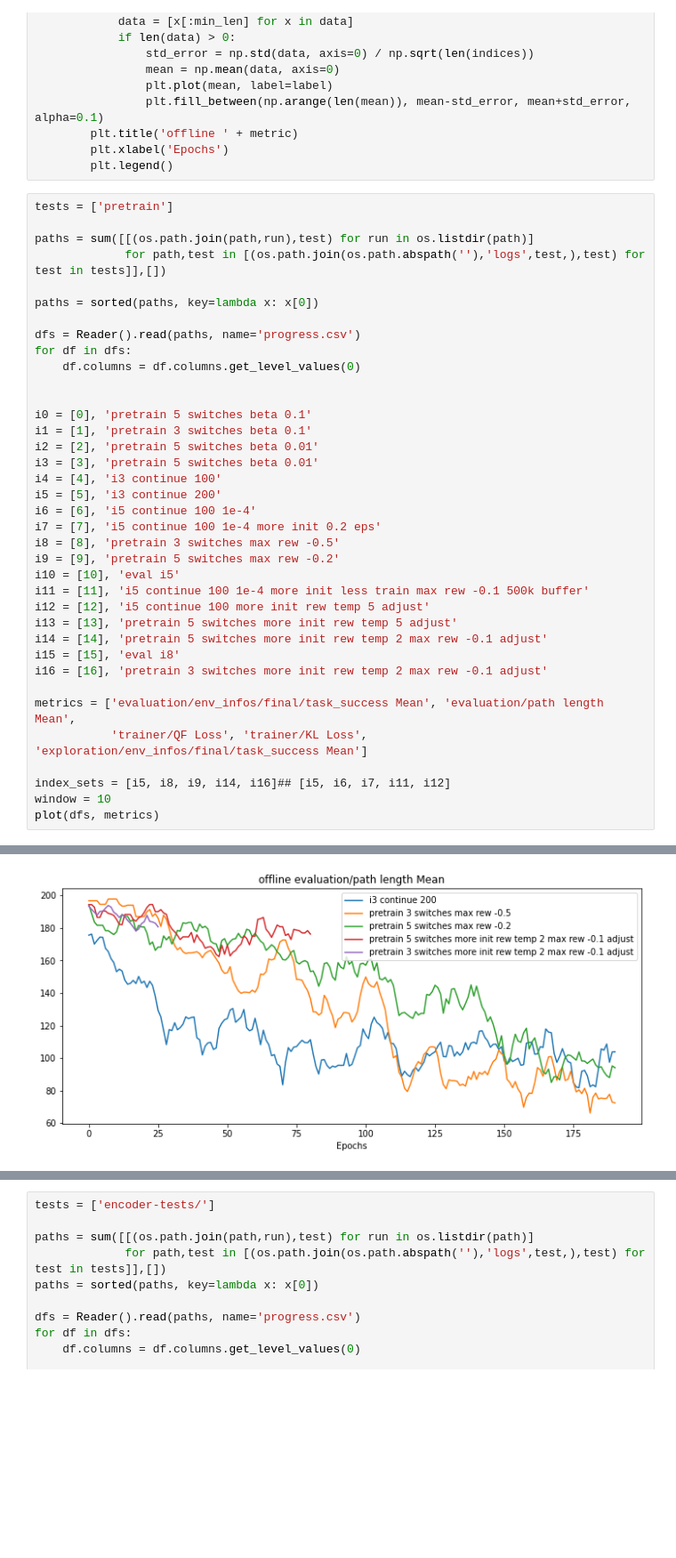
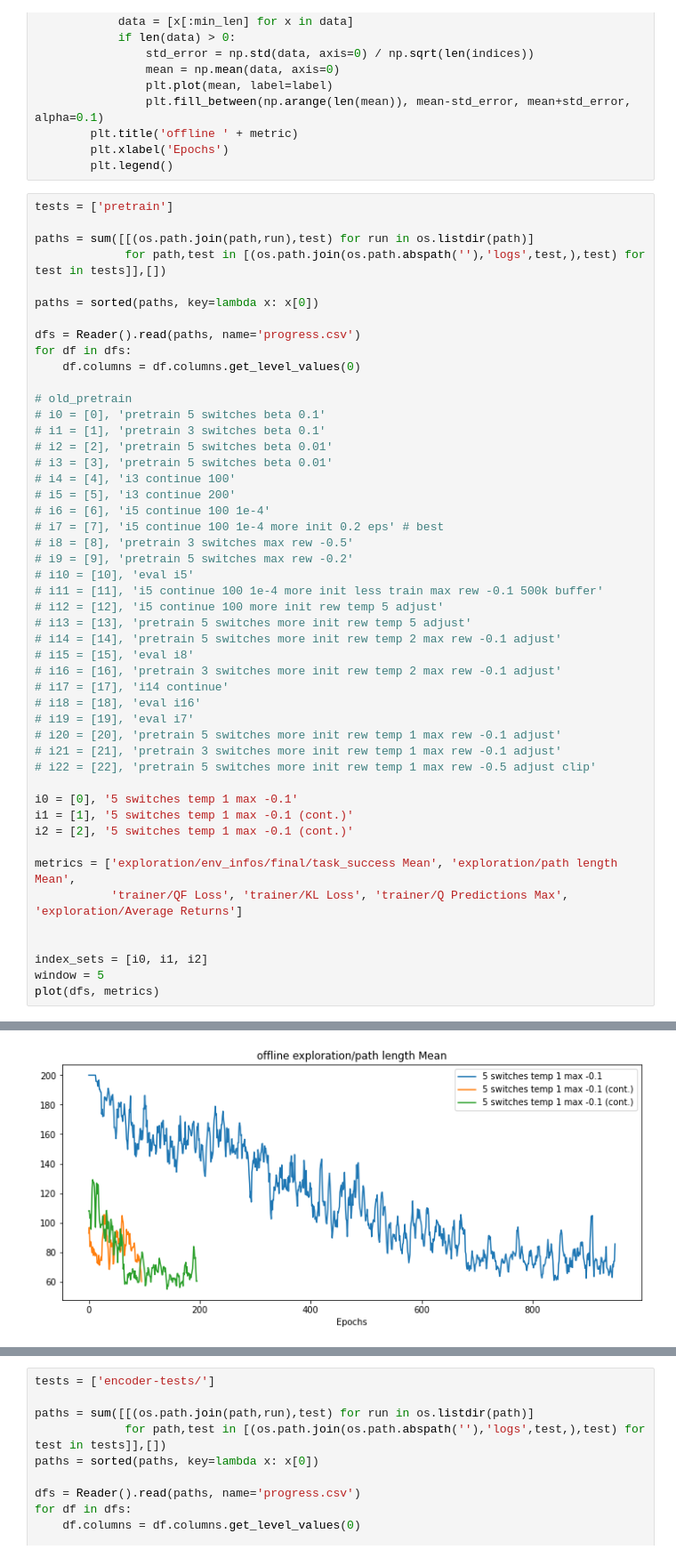
Before and after one commit to 00schen/CursorControl, a Jupyter notebook: image/plots.ipynb, the cells around one changed output, grey strips where cells are left out. Shown at 89% size. Cells and saved outputs as stored; diff of their text form; blank space fills up the shorter version.

Commit message:
added SAC pretraining/calibration, minor changes to rew fn, env, and calibration policy, updated trained models

```diff
--- a/image/plots.ipynb
+++ b/image/plots.ipynb
@@ -90,29 +90,40 @@ dfs = Reader().read(paths, name='progress.csv')
 for df in dfs:
     df.columns = df.columns.get_level_values(0)
 
+# old_pretrain
+# i0 = [0], 'pretrain 5 switches beta 0.1'
+# i1 = [1], 'pretrain 3 switches beta 0.1'
+# i2 = [2], 'pretrain 5 switches beta 0.01'
+# i3 = [3], 'pretrain 5 switches beta 0.01'
+# i4 = [4], 'i3 continue 100'
+# i5 = [5], 'i3 continue 200'
+# i6 = [6], 'i5 continue 100 1e-4'
+# i7 = [7], 'i5 continue 100 1e-4 more init 0.2 eps' # best
+# i8 = [8], 'pretrain 3 switches max rew -0.5'
+# i9 = [9], 'pretrain 5 switches max rew -0.2'
+# i10 = [10], 'eval i5'
+# i11 = [11], 'i5 continue 100 1e-4 more init less train max rew -0.1 500k buffer'
+# i12 = [12], 'i5 continue 100 more init rew temp 5 adjust'
+# i13 = [13], 'pretrain 5 switches more init rew temp 5 adjust'
+# i14 = [14], 'pretrain 5 switches more init rew temp 2 max rew -0.1 adjust'
+# i15 = [15], 'eval i8'
+# i16 = [16], 'pretrain 3 switches more init rew temp 2 max rew -0.1 adjust'
+# i17 = [17], 'i14 continue'
+# i18 = [18], 'eval i16'
+# i19 = [19], 'eval i7'
+# i20 = [20], 'pretrain 5 switches more init rew temp 1 max rew -0.1 adjust'
+# i21 = [21], 'pretrain 3 switches more init rew temp 1 max rew -0.1 adjust'
+# i22 = [22], 'pretrain 5 switches more init rew temp 1 max rew -0.5 adjust clip'
 
-i0 = [0], 'pretrain 5 switches beta 0.1'
-i1 = [1], 'pretrain 3 switches beta 0.1'
-i2 = [2], 'pretrain 5 switches beta 0.01'
-i3 = [3], 'pretrain 5 switches beta 0.01'
-i4 = [4], 'i3 continue 100'
-i5 = [5], 'i3 continue 200'
-i6 = [6], 'i5 continue 100 1e-4'
-i7 = [7], 'i5 continue 100 1e-4 more init 0.2 eps'
-i8 = [8], 'pretrain 3 switches max rew -0.5'
-i9 = [9], 'pretrain 5 switches max rew -0.2'
-i10 = [10], 'eval i5'
-i11 = [11], 'i5 continue 100 1e-4 more init less train max rew -0.1 500k buffer'
-i12 = [12], 'i5 continue 100 more init rew temp 5 adjust'
-i13 = [13], 'pretrain 5 switches more init rew temp 5 adjust'
-i14 = [14], 'pretrain 5 switches more init rew temp 2 max rew -0.1 adjust'
-i15 = [15], 'eval i8'
-i16 = [16], 'pretrain 3 switches more init rew temp 2 max rew -0.1 adjust'
+i0 = [0], '5 switches temp 1 max -0.1'
+i1 = [1], '5 switches temp 1 max -0.1 (cont.)'
+i2 = [2], '5 switches temp 1 max -0.1 (cont.)'
 
-metrics = ['evaluation/env_infos/final/task_success Mean', 'evaluation/path length Mean',
-           'trainer/QF Loss', 'trainer/KL Loss', 'exploration/env_infos/final/task_success Mean']
+metrics = ['exploration/env_infos/final/task_success Mean', 'exploration/path length Mean',
+           'trainer/QF Loss', 'trainer/KL Loss', 'trainer/Q Predictions Max', 'exploration/Average Returns']
 
-index_sets = [i5, i8, i9, i14, i16]## [i5, i6, i7, i11, i12]
-window = 10
+
+index_sets = [i0, i1, i2]
+window = 5
 plot(dfs, metrics)
 # %% [output]
@@ -120 +131 @@ plot(dfs, metrics)
-[figure, old version]
+[figure, new version]
```
Also changed, not shown: parts of 4 cells of this notebook, 25 other files.
